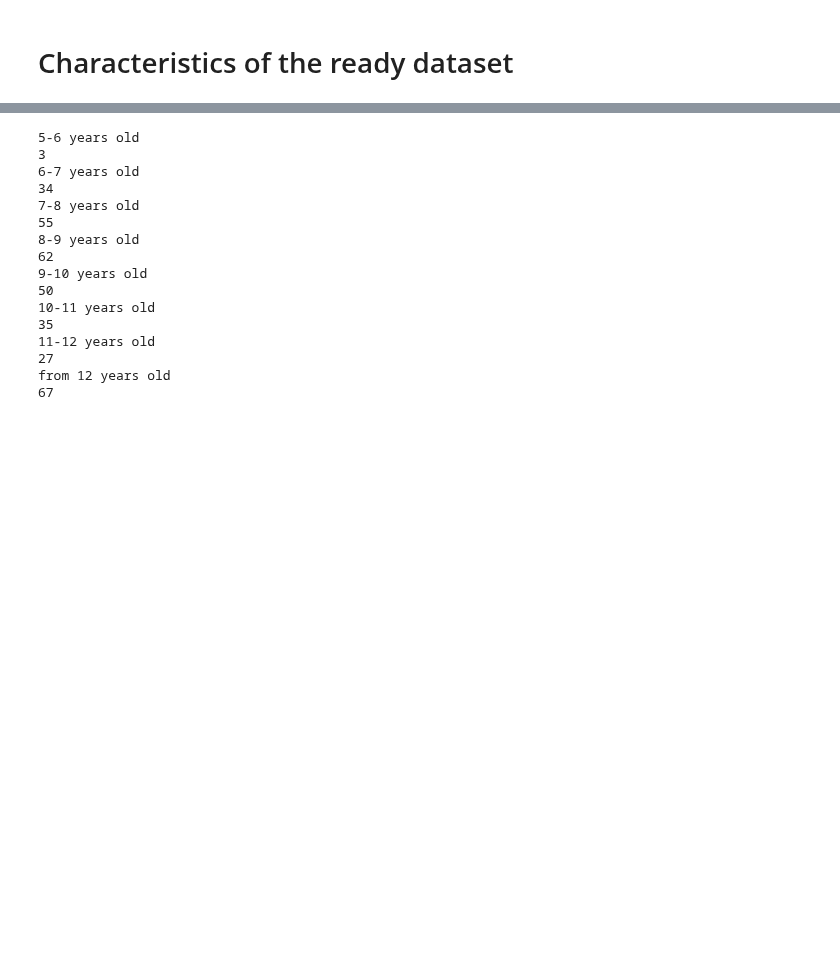
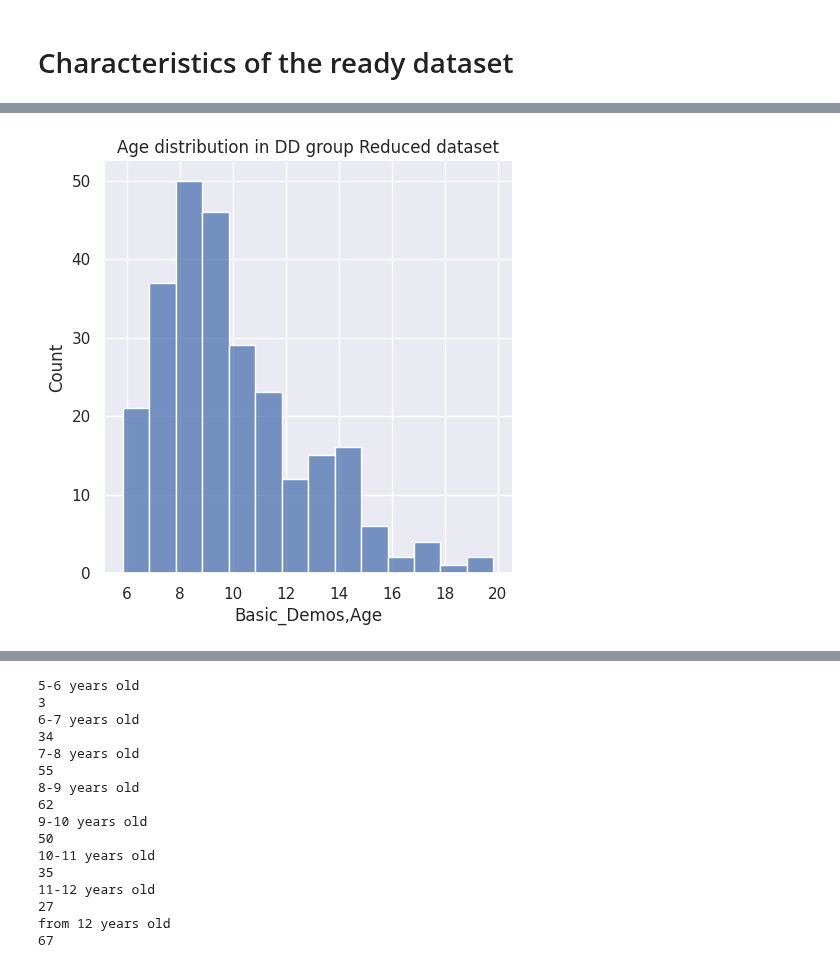
Before and after one commit to cristinarainich/Child-Mind-Institute-Project, a Jupyter notebook: Pheno_data.ipynb, the cells around one changed output, grey strips where cells are left out. Saved outputs shown, nothing was run; the diff lists cells and outputs as text; code cells hidden in the pictures; blank space fills up the shorter version.

```diff
--- a/Pheno_data.ipynb
+++ b/Pheno_data.ipynb
@@ -1752,0 +1722,20 @@ data_filtered[['Identifiers', 'CTOPP,CTOPP_BW_D', 'CTOPP,CTOPP_BW_P', 'CTOPP,CTO
+# %%
+# data reduced
+ctopp = []
+ids = data_filtered_pheno.Identifiers.values.tolist()
+for id in ids:
+  subset = data_filtered_pheno[data_filtered_pheno['Identifiers'] == id]
+  tests = []
+  for name in names:
+    if subset[name].values[0] == '.':
+      tests.append(name)
+  new_tests = ''
+  if len(tests) == 0:
+    ctopp.append('full')
+  elif len(tests) == 28:
+    ctopp.append('missing')
+  else:
+    for test in tests:
+      new_tests = new_tests + ', ' + test.replace('CTOPP,CTOPP_', '')
+    ctopp.append(new_tests[2:])
+data_filtered_pheno['CTOPP'] = ctopp
@@ -1911,0 +1858,6 @@ pl.title('Age distribution in TD group');
+# %%
+sns.displot(data_filtered_pheno[data_filtered_pheno['DD'] == 1]['Basic_Demos,Age'],
+             binwidth = 1)
+pl.title('Age distribution in DD group Reduced dataset');
+# %% [output]
+[figure, added]
```
Also changed, not shown: parts of 22 cells of this notebook.
